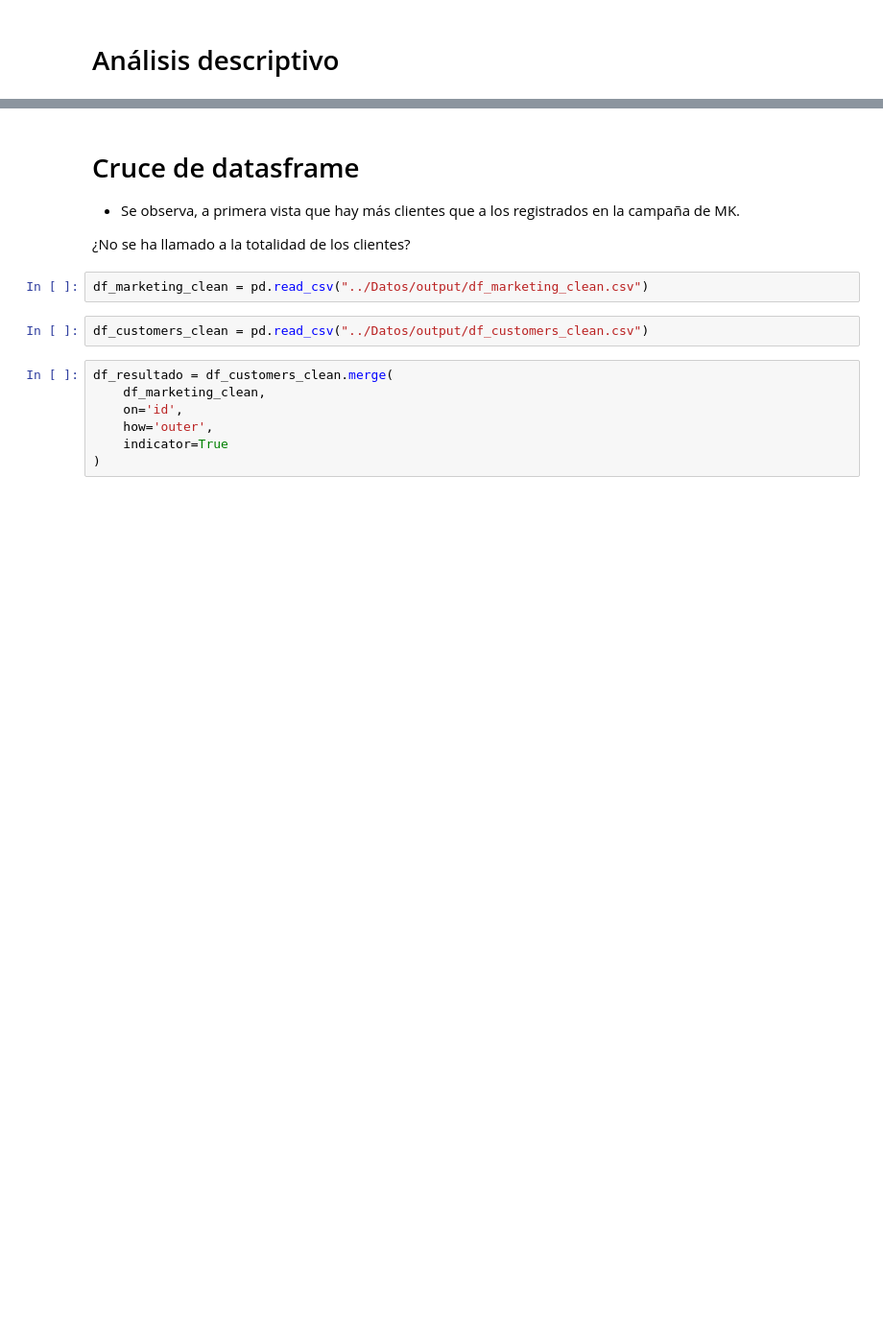
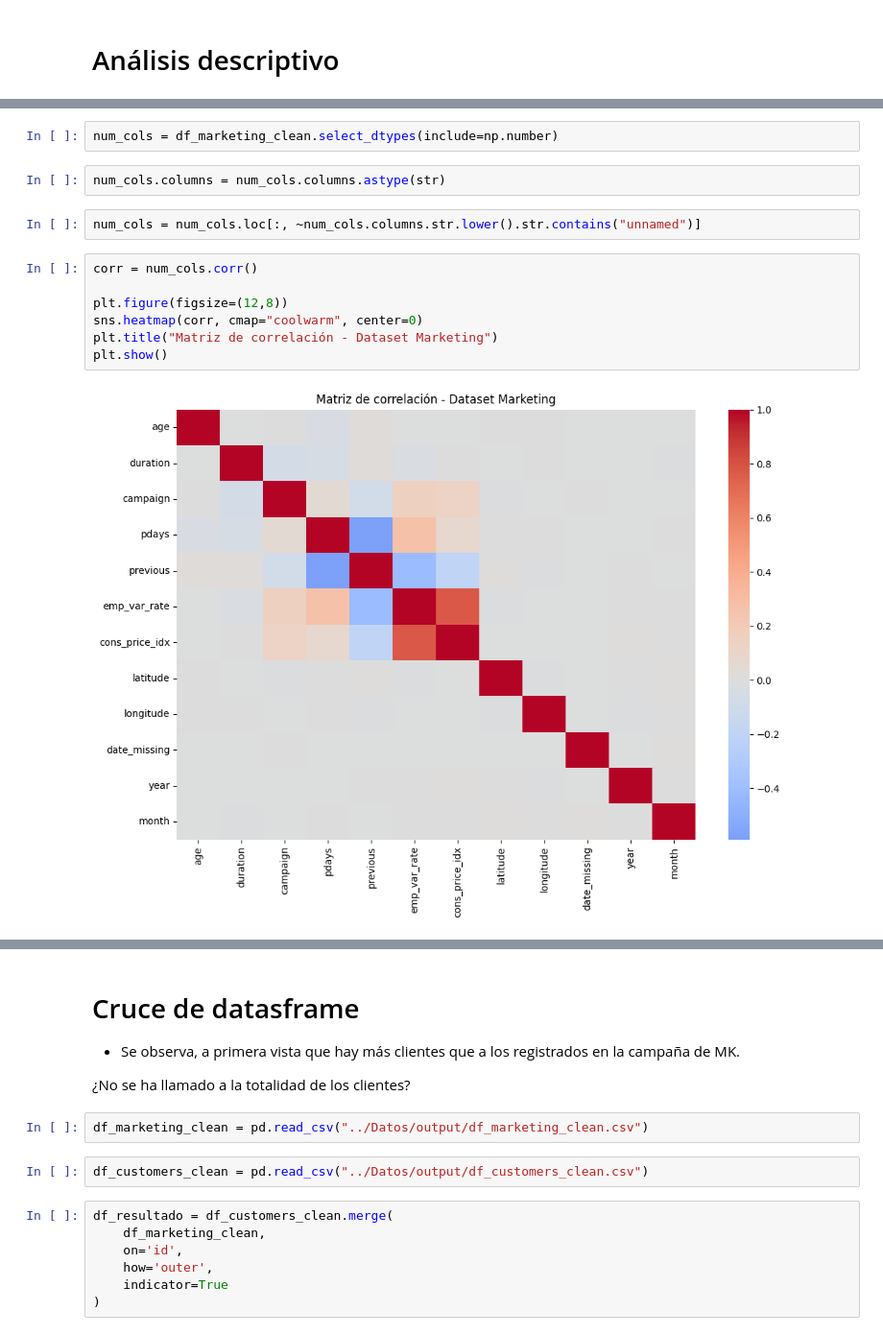
Before and after one commit to Carlagallo/EDA---MARKETING, a Jupyter notebook: Notebook/01-Analisis_preeliminar.ipynb, the cells around one changed output, grey strips where cells are left out. Shown at 96% size. Drawn from its saved outputs; the diff is of its cells as text; blank space fills up the shorter version.

Commit message:
Analisis cuantitativo y cualitativo. Se caculan matriz de correlación.

```diff
--- a/Notebook/01-Analisis_preeliminar.ipynb
+++ b/Notebook/01-Analisis_preeliminar.ipynb
@@ -374,0 +745,15 @@ df_customers['id'].unique()
+# %%
+num_cols = df_marketing_clean.select_dtypes(include=np.number)
+# %%
+num_cols.columns = num_cols.columns.astype(str)
+# %%
+num_cols = num_cols.loc[:, ~num_cols.columns.str.lower().str.contains("unnamed")]
+# %%
+corr = num_cols.corr()
+
+plt.figure(figsize=(12,8))
+sns.heatmap(corr, cmap="coolwarm", center=0)
+plt.title("Matriz de correlación - Dataset Marketing")
+plt.show()
+# %% [output]
+[figure, added]
```
Also changed, not shown: parts of 62 cells of this notebook, 1 other file.
